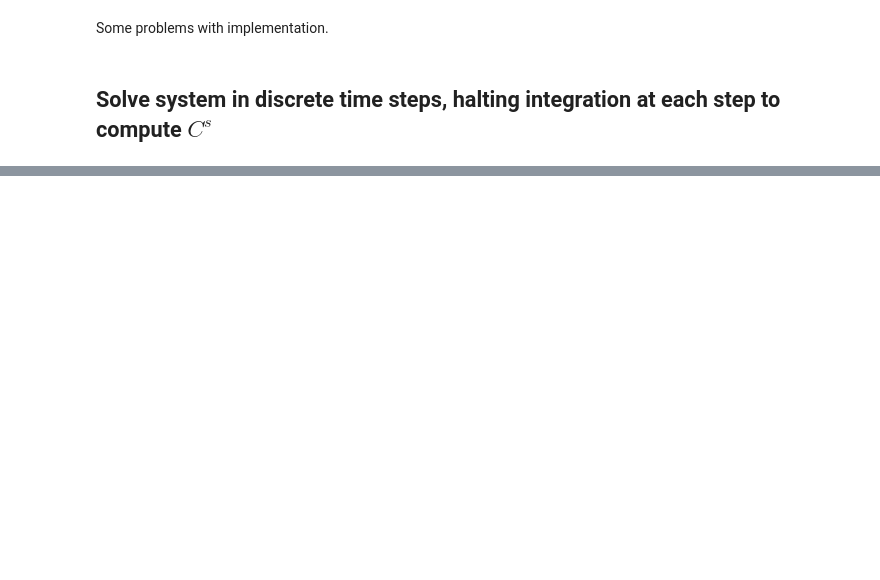
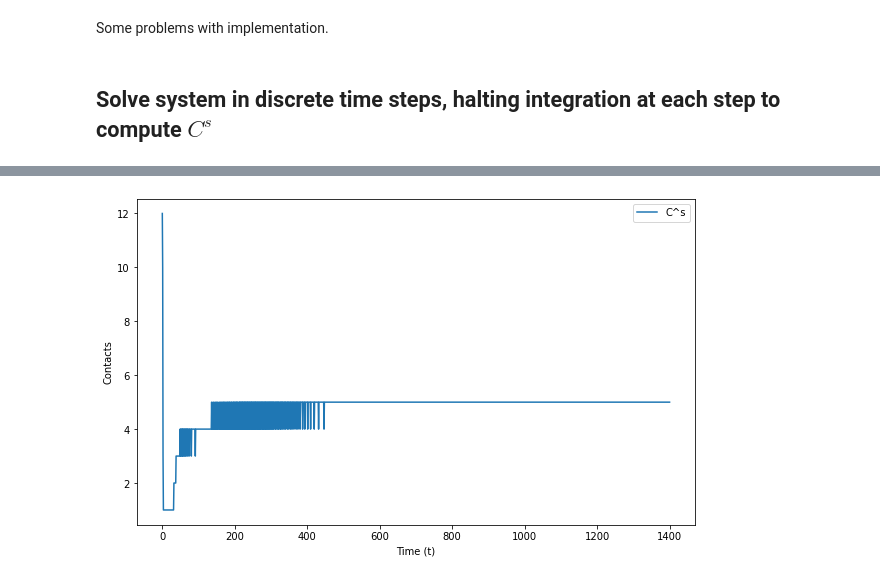
Before and after one commit to JimmyCalvoMonge/adaptive, a Jupyter notebook: design/adaptive/debug_adaptive.ipynb, the cells around one changed output, grey strips where cells are left out. Cells and saved outputs as stored; diff of their text form; code cells hidden in the pictures; blank space fills up the shorter version.

```diff
--- a/design/adaptive/debug_adaptive.ipynb
+++ b/design/adaptive/debug_adaptive.ipynb
@@ -416,0 +476,10 @@ Some problems with implementation.
+# %%
+t = np.linspace(0,1400,len(Cs_s))
+plt.plot(t, Cs_s, label="C^s")
+plt.xlabel("Time (t)")
+plt.ylabel("Contacts")
+plt.legend(loc = "upper right")
+plt.rcParams["figure.figsize"] = (10,6)
+plt.show()
+# %% [output]
+[figure, added]
```
Also changed, not shown: parts of 6 cells of this notebook, 9 other files.
